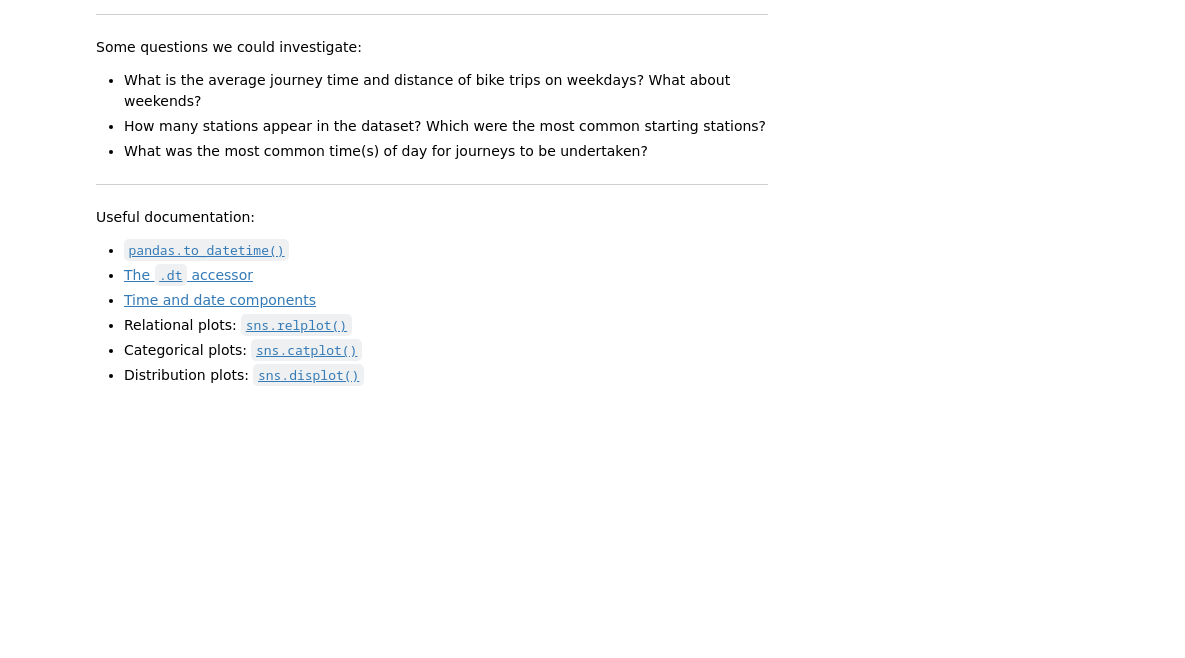
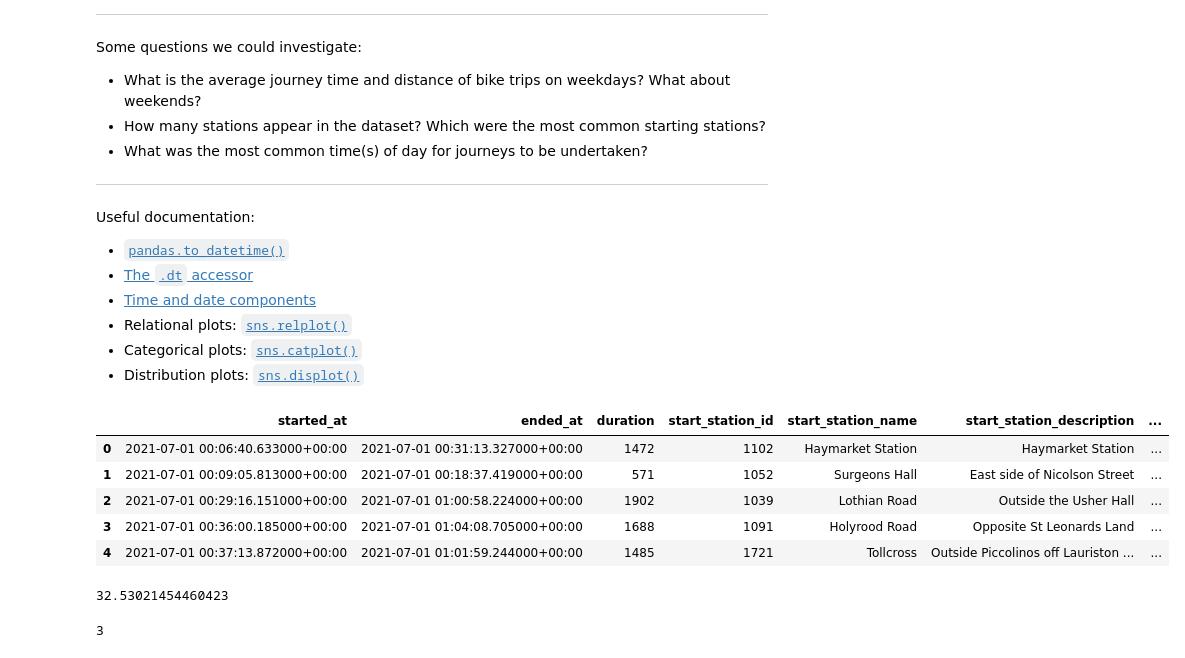
Before and after one commit to YZHAO6666/pp-w08-lecture, a Jupyter notebook: week08_lecture.ipynb, the cells around one changed output. Saved outputs shown, nothing was run; the diff lists cells and outputs as text; code cells hidden in the pictures; blank space fills up the shorter version.

```diff
--- a/week08_lecture.ipynb
+++ b/week08_lecture.ipynb
@@ -25,3 +25,19 @@ Useful documentation:
 - Relational plots: [`sns.relplot()`](https://seaborn.pydata.org/generated/seaborn.relplot.html)
 - Categorical plots: [`sns.catplot()`](https://seaborn.pydata.org/generated/seaborn.catplot.html)
 - Distribution plots: [`sns.displot()`](https://seaborn.pydata.org/generated/seaborn.displot.html)
+# %%
+import pandas as pd
+
+trips = pd.read_csv('07.csv')
+trips.head(5)
+# %% [output]
+|  | started_at | ended_at | duration | start_station_id | start_station_name | start_station_description | ... |
+| 0 | 2021-07-01 00:06:40.633000+00:00 | 2021-07-01 00:31:13.327000+00:00 | 1472 | 1102 | Haymarket Station | Haymarket Station | ... |
+| 1 | 2021-07-01 00:09:05.813000+00:00 | 2021-07-01 00:18:37.419000+00:00 | 571 | 1052 | Surgeons Hall | East side of Nicolson Street | ... |
+| 2 | 2021-07-01 00:29:16.151000+00:00 | 2021-07-01 01:00:58.224000+00:00 | 1902 | 1039 | Lothian Road | Outside the Usher Hall | ... |
+| 3 | 2021-07-01 00:36:00.185000+00:00 | 2021-07-01 01:04:08.705000+00:00 | 1688 | 1091 | Holyrood Road | Opposite St Leonards Land | ... |
+| 4 | 2021-07-01 00:37:13.872000+00:00 | 2021-07-01 01:01:59.244000+00:00 | 1485 | 1721 | Tollcross | Outside Piccolinos off Lauriston ... | ... |
+# %%
+trips['duration'].mean() / 60
+# %% [output]
+32.53021454460423
@@ -27,0 +46,9 @@ Useful documentation:
+# %%
+# Convert first 2 columns to datetime objects
+trips['started_at'] = pd.to_datetime(trips['started_at'])
+trips['ended_at'] = pd.to_datetime(trips['ended_at'])
+
+# Display some properties of the datetime objects
+trips['started_at'][0].dayofweek
+# %% [output]
+3
```
Also changed, not shown: parts of 6 cells of this notebook.
